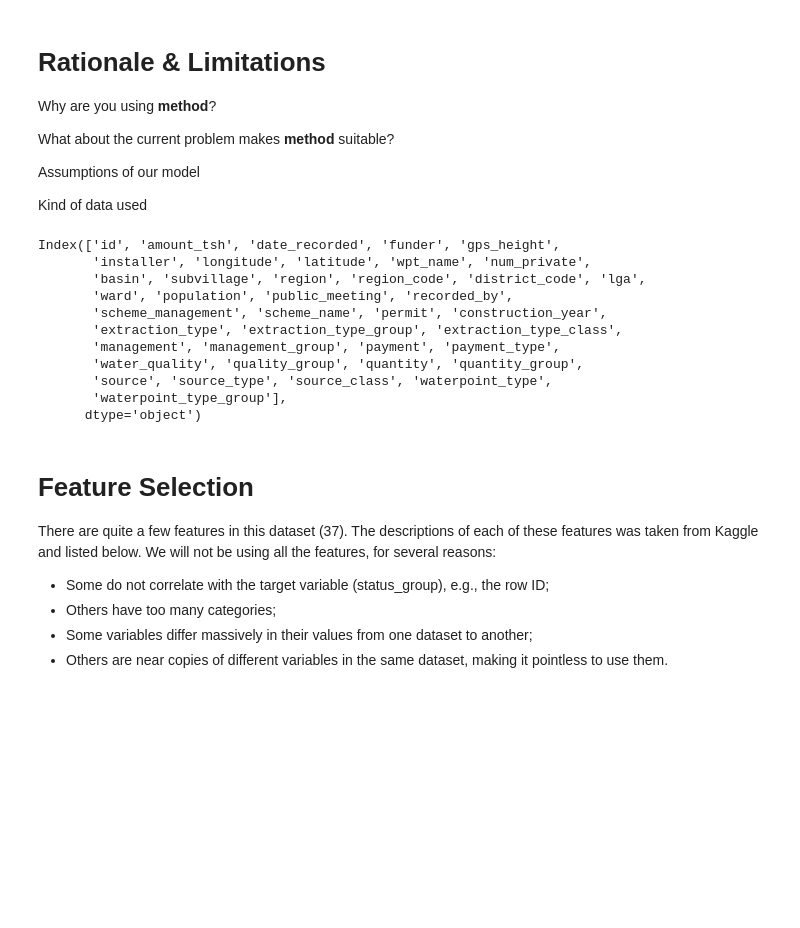
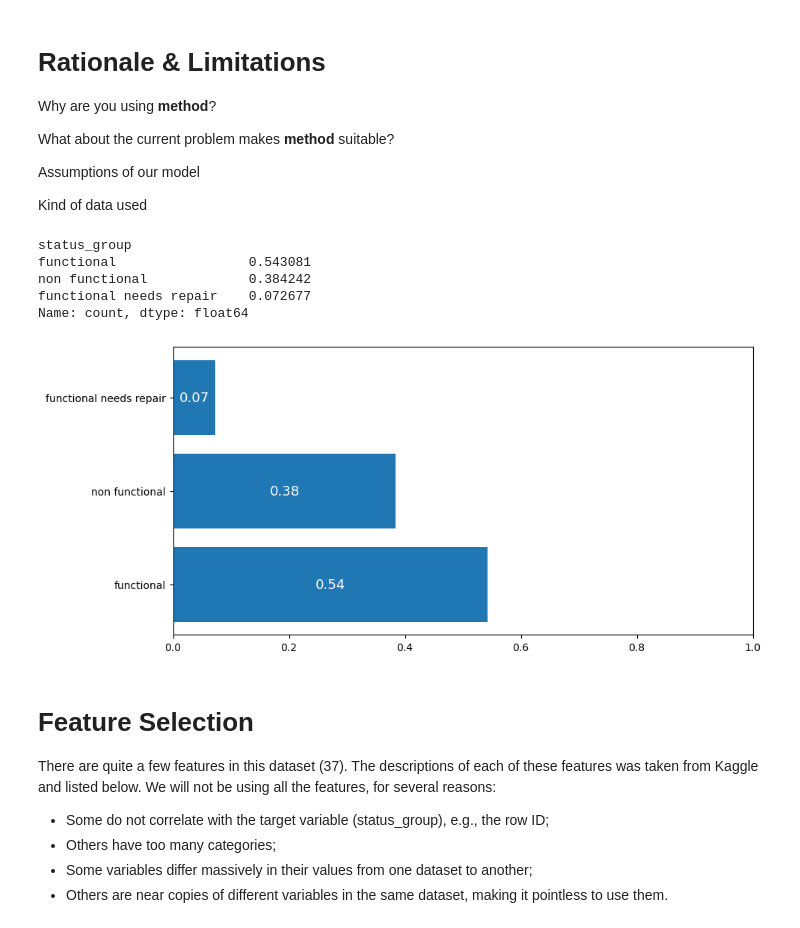
Before and after one commit to Jellohub/phase_3_project, a Jupyter notebook: notebook.ipynb, the cells around one changed output. Cells and saved outputs as stored; diff of their text form; code cells hidden in the pictures; blank space fills up the shorter version.

```diff
--- a/notebook.ipynb
+++ b/notebook.ipynb
@@ -131,20 +132,22 @@ class color:
 testing = pd.read_csv("tanzanian_water_wells/X_test.csv")
 X = pd.read_csv("tanzanian_water_wells/X_train.csv")
 y = pd.read_csv("tanzanian_water_wells/y_train.csv")['status_group'].map({'functional': 2, 'functional needs repair': 0, 'non functional': 1})
-# %%
-pd.read_csv("tanzanian_water_wells/X_train.csv").columns
-# %% [output]
-Index(['id', 'amount_tsh', 'date_recorded', 'funder', 'gps_height',
-       'installer', 'longitude', 'latitude', 'wpt_name', 'num_private',
-       'basin', 'subvillage', 'region', 'region_code', 'district_code', 'lga',
-       'ward', 'population', 'public_meeting', 'recorded_by',
-       'scheme_management', 'scheme_name', 'permit', 'construction_year',
-       'extraction_type', 'extraction_type_group', 'extraction_type_class',
-       'management', 'management_group', 'payment', 'payment_type',
-       'water_quality', 'quality_group', 'quantity', 'quantity_group',
-       'source', 'source_type', 'source_class', 'waterpoint_type',
-       'waterpoint_type_group'],
-      dtype='object')
+# %%
+pd.read_csv("tanzanian_water_wells/y_train.csv")['status_group'].value_counts()/len(y)
+# %% [output]
+status_group
+functional                 0.543081
+non functional             0.384242
+functional needs repair    0.072677
+Name: count, dtype: float64
+# %%
+fig, ax = plt.subplots(figsize=(10,5))
+ratios = pd.read_csv("tanzanian_water_wells/y_train.csv")['status_group'].value_counts()/len(y)
+barplot = ax.barh(['functional', 'non functional', 'functional needs repair'], ratios)
+ax.set_xlim(0, 1)
+ax.bar_label(barplot, labels=[round(i,2) for i in ratios], label_type='center', color='white', fontsize='13');
+# %% [output]
+[figure, added]
 # %%
 idx = pd.read_csv("tanzanian_water_wells/X_test.csv")['id']
 # %%
```
Also changed, not shown: parts of 9 cells of this notebook, 10 other files.
